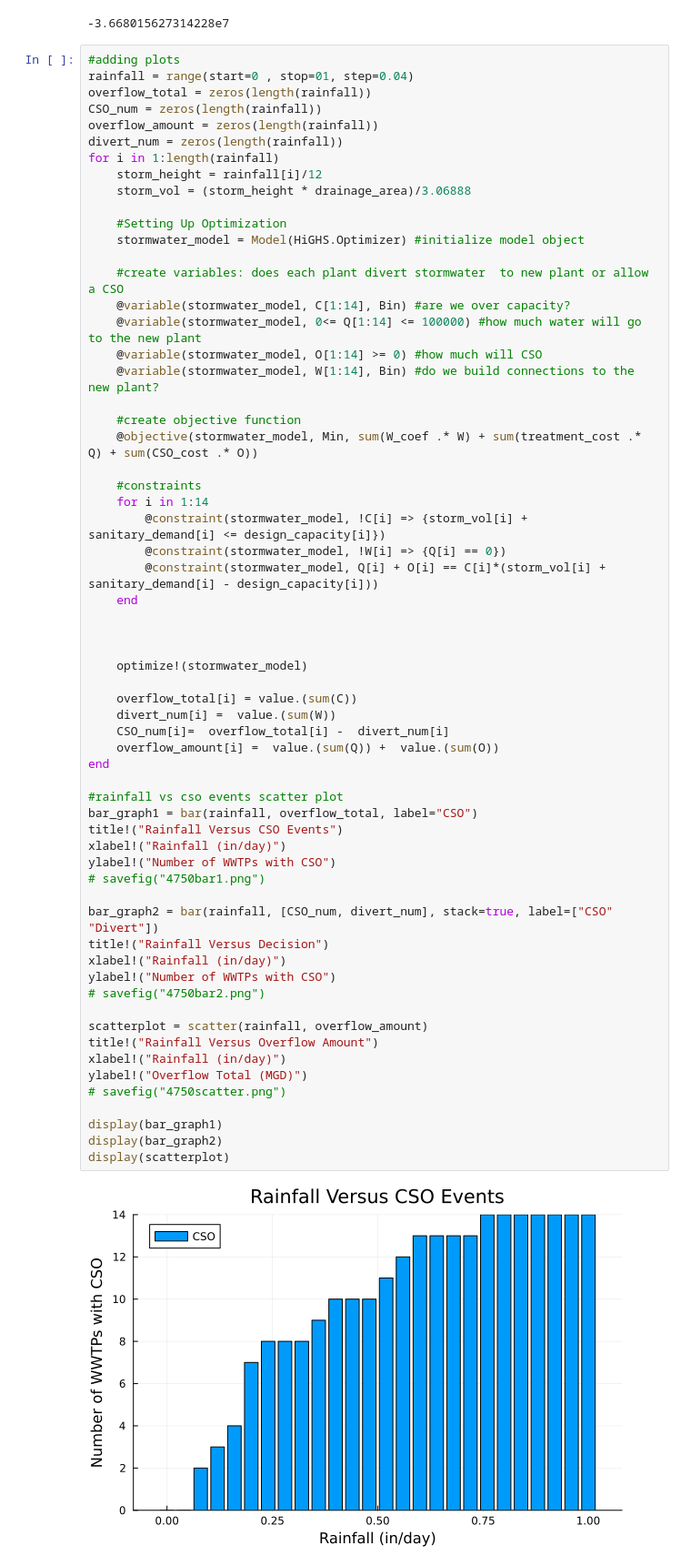
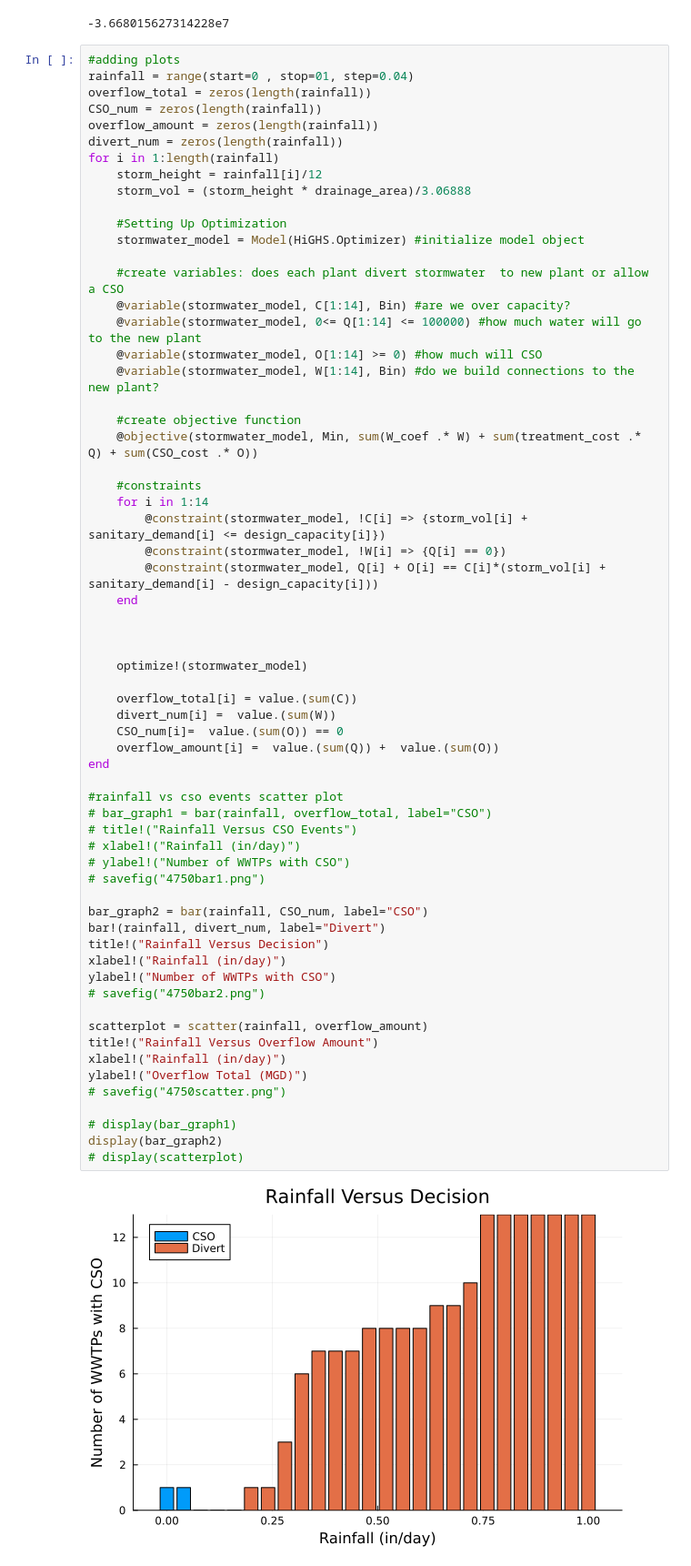
Before and after one commit to jiamingy5/4750project, a Jupyter notebook: BEE 4750 Final.ipynb, the cells around one changed output. Shown: that part at 91% size. Drawn from its saved outputs; the diff is of its cells as text.

```diff
--- a/BEE 4750 Final.ipynb
+++ b/BEE 4750 Final.ipynb
@@ -182,39 +181,40 @@ for i in 1:length(rainfall)
         @constraint(stormwater_model, !C[i] => {storm_vol[i] + sanitary_demand[i] <= design_capacity[i]})
         @constraint(stormwater_model, !W[i] => {Q[i] == 0})
         @constraint(stormwater_model, Q[i] + O[i] == C[i]*(storm_vol[i] + sanitary_demand[i] - design_capacity[i]))
     end
 
 
 
     optimize!(stormwater_model)
 
     overflow_total[i] = value.(sum(C))
     divert_num[i] =  value.(sum(W))
-    CSO_num[i]=  overflow_total[i] -  divert_num[i]
+    CSO_num[i]=  value.(sum(O)) == 0
     overflow_amount[i] =  value.(sum(Q)) +  value.(sum(O))
 end
 
 #rainfall vs cso events scatter plot
-bar_graph1 = bar(rainfall, overflow_total, label="CSO")
-title!("Rainfall Versus CSO Events")
-xlabel!("Rainfall (in/day)")
-ylabel!("Number of WWTPs with CSO")
+# bar_graph1 = bar(rainfall, overflow_total, label="CSO")
+# title!("Rainfall Versus CSO Events")
+# xlabel!("Rainfall (in/day)")
+# ylabel!("Number of WWTPs with CSO")
 # savefig("4750bar1.png")
 
-bar_graph2 = bar(rainfall, [CSO_num, divert_num], stack=true, label=["CSO" "Divert"])
+bar_graph2 = bar(rainfall, CSO_num, label="CSO")
+bar!(rainfall, divert_num, label="Divert")
 title!("Rainfall Versus Decision")
 xlabel!("Rainfall (in/day)")
 ylabel!("Number of WWTPs with CSO")
 # savefig("4750bar2.png")
 
 scatterplot = scatter(rainfall, overflow_amount)
 title!("Rainfall Versus Overflow Amount")
 xlabel!("Rainfall (in/day)")
 ylabel!("Overflow Total (MGD)")
 # savefig("4750scatter.png")
 
-display(bar_graph1)
+# display(bar_graph1)
 display(bar_graph2)
-display(scatterplot)
+# display(scatterplot)
 # %% [output]
-[figure, old version]
+[figure, new version]
```
Also changed, not shown: parts of 2 cells of this notebook.
